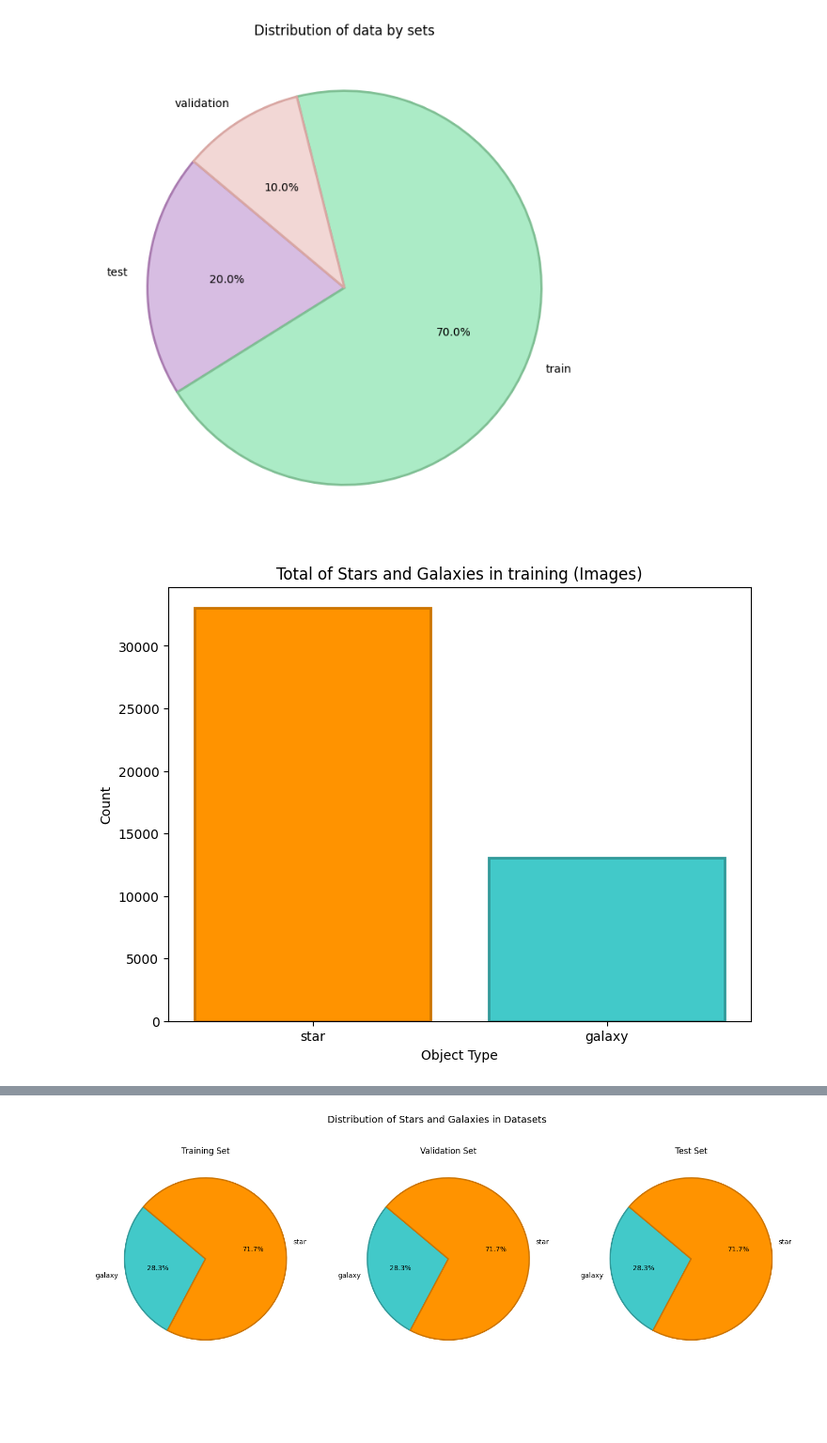
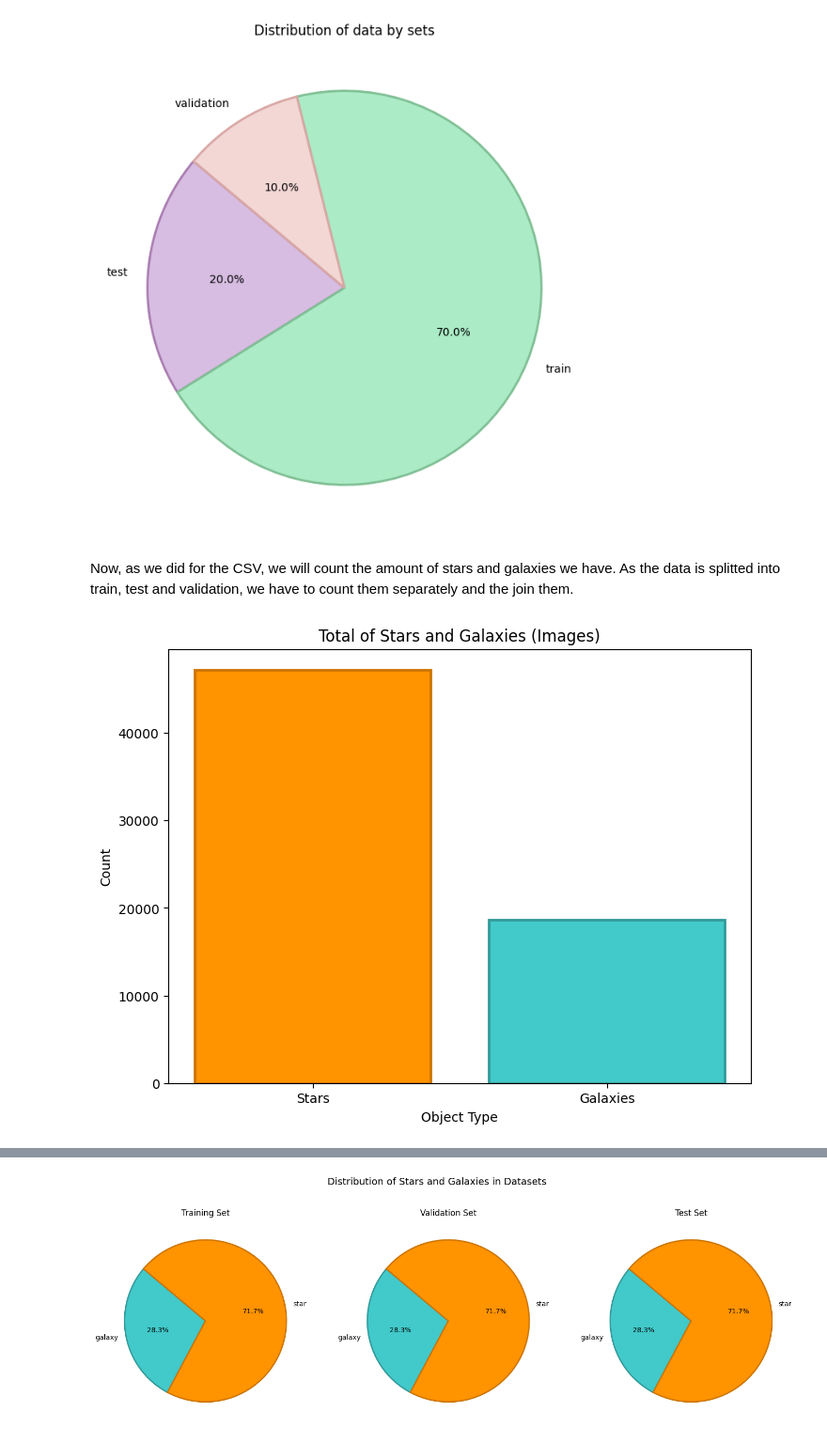
Before and after one commit to Gonzatorra/bigDataAstronomy, a Jupyter notebook: process.ipynb, the cells around one changed output, grey strips where cells are left out. Shown at 94% size. Saved outputs shown, nothing was run; the diff lists cells and outputs as text; code cells hidden in the pictures; blank space fills up the shorter version.

```diff
--- a/process.ipynb
+++ b/process.ipynb
@@ -1431,33 +1211,62 @@ plt.title("Distribution of data by sets")
 plt.show()
 # %% [output]
 [figure]
+# %% [markdown]
+Now, as we did for the CSV, we will count the amount of stars and galaxies we have. As the data is splitted into train, test and validation, we have to count them separately and the join them.
 # %%
 import matplotlib.pyplot as plt
 
 class_names = train_dataset.classes  #List with class names
 class_counts = {class_name: 0 for class_name in class_names}  #Create the dictionary to count the amount of images for each class
 
-#Count images by class
-for _, label in train_dataset.samples: #List (image_path, label)
-    class_name = class_names[label]
-    class_counts[class_name] += 1 #Count the amount of objects for each class
+#Function to count images and generate the DataFrame
+def get_class_counts(dataset):
+    class_names = dataset.classes  #List with class names (galaxy, star)
+    class_counts = {class_name: 0 for class_name in class_names}  #Create dictionary to count images per class
 
-#Convert it into a Dataframe
-data = pd.DataFrame({
-    "Type": list(class_counts.keys()),
-    "Count": list(class_counts.values())
+    #Count images by class
+    for _, label in dataset.samples:  #List (image_path, label)
+        class_name = class_names[label]
+        class_counts[class_name] += 1
+
+    #Convert to DataFrame and calculate percentage
+    data = pd.DataFrame({
+        "Type": list(class_counts.keys()),
+        "Count": list(class_counts.values())
+    })
+
+    return data
+
+#Get the DataFrames for each dataset
+train_data = get_class_counts(train_dataset)
+val_data = get_class_counts(validation_dataset)
+test_data = get_class_counts(test_dataset)
+
+
+# Merge the data from the three datasets into a single DataFrame
+combined_data = pd.merge(train_data, val_data, on="Type", suffixes=('_Train', '_Validation'))
+combined_data = pd.merge(combined_data, test_data.rename(columns={"Count": "Count_Test"}), on="Type")
+
+# Now you can calculate the totals
+stars_total = combined_data[combined_data["Type"] == "star"]['Count_Train'].sum() + combined_data[combined_data["Type"] == "star"]['Count_Validation'].sum() + combined_data[combined_data["Type"] == "star"]['Count_Test'].sum()
+galaxies_total = combined_data[combined_data["Type"] == "galaxy"]['Count_Train'].sum() + combined_data[combined_data["Type"] == "galaxy"]['Count_Validation'].sum() + combined_data[combined_data["Type"] == "galaxy"]['Count_Test'].sum()
+
+# Create the DataFrame with the total counts
+total_data = pd.DataFrame({
+    "Type": ["Stars", "Galaxies"],
+    "Total Count": [stars_total, galaxies_total]
 })
 
-#Reverse to have the same shape than before
-data = data.iloc[::-1].reset_index(drop=True)
+# Reverse the DataFrame to match the previous shape
 
-#Plot
+
+# Plot the data
 plt.figure(figsize=(8, 6))
-plt.bar(data["Type"], data["Count"], color=["#ff9300", "#42c9c9"], edgecolor=["#cc7400", "#329999"], linewidth=2)
+plt.bar(total_data["Type"], total_data["Total Count"], color=["#ff9300", "#42c9c9"], edgecolor=["#cc7400", "#329999"], linewidth=2)
 plt.xlabel("Object Type")
 plt.ylabel("Count")
-plt.title("Total of Stars and Galaxies in training (Images)")
+plt.title("Total of Stars and Galaxies (Images)")
 
 plt.show()
 # %% [output]
-[figure, old version]
+[figure, new version]
```
Also changed, not shown: parts of 68 cells of this notebook, 9 other files.
